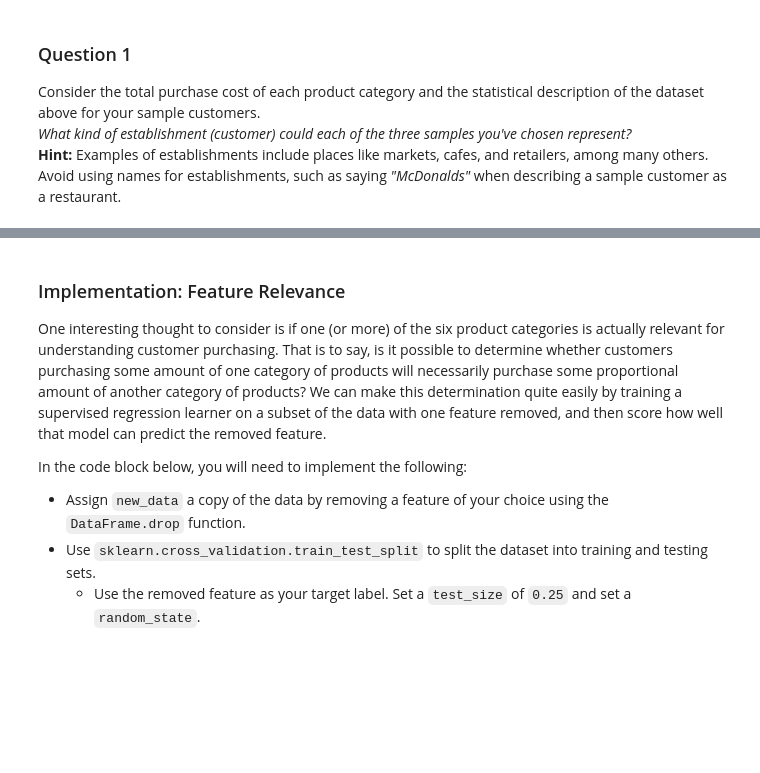
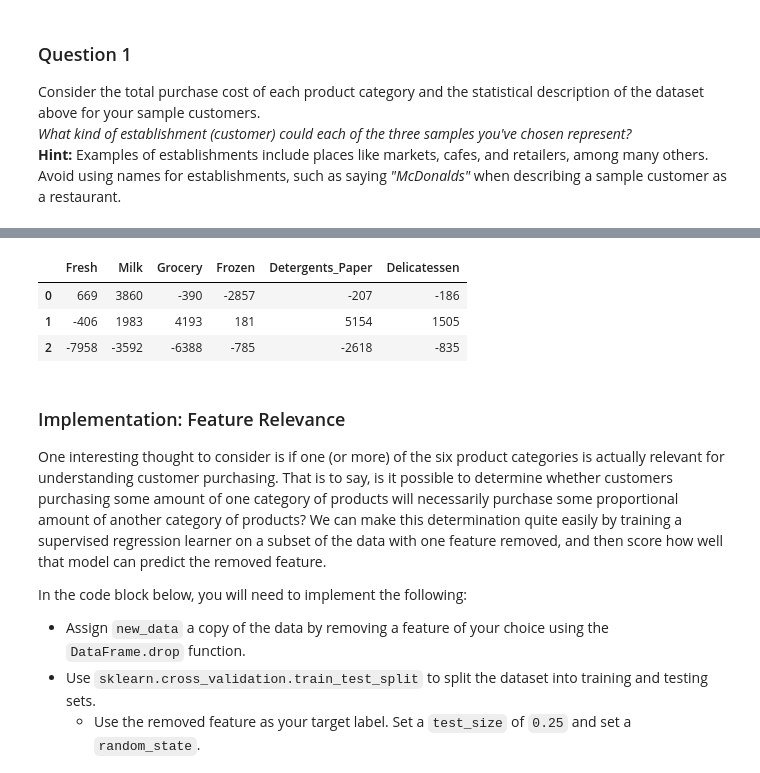
Before and after one commit to theofanislekkas/mlnd, a Jupyter notebook: customer_segments/customer_segments.ipynb, the cells around one changed output, grey strips where cells are left out. Cells and saved outputs as stored; diff of their text form; code cells hidden in the pictures; blank space fills up the shorter version.

```diff
--- a/customer_segments/customer_segments.ipynb
+++ b/customer_segments/customer_segments.ipynb
@@ -84,3 +96,10 @@ The third sample is more interesting since it falls in the bottom quartile in al
+# %%
+samples - data.mean().astype(int)
+# %% [output]
+|  | Fresh | Milk | Grocery | Frozen | Detergents_Paper | Delicatessen |
+| 0 | 669 | 3860 | -390 | -2857 | -207 | -186 |
+| 1 | -406 | 1983 | 4193 | 181 | 5154 | 1505 |
+| 2 | -7958 | -3592 | -6388 | -785 | -2618 | -835 |
 # %% [markdown]
 ### Implementation: Feature Relevance
 One interesting thought to consider is if one (or more) of the six product categories is actually relevant for understanding customer purchasing. That is to say, is it possible to determine whether customers purchasing some amount of one category of products will necessarily purchase some proportional amount of another category of products? We can make this determination quite easily by training a supervised regression learner on a subset of the data with one feature removed, and then score how well that model can predict the removed feature.
```
Also changed, not shown: parts of 7 cells of this notebook.
